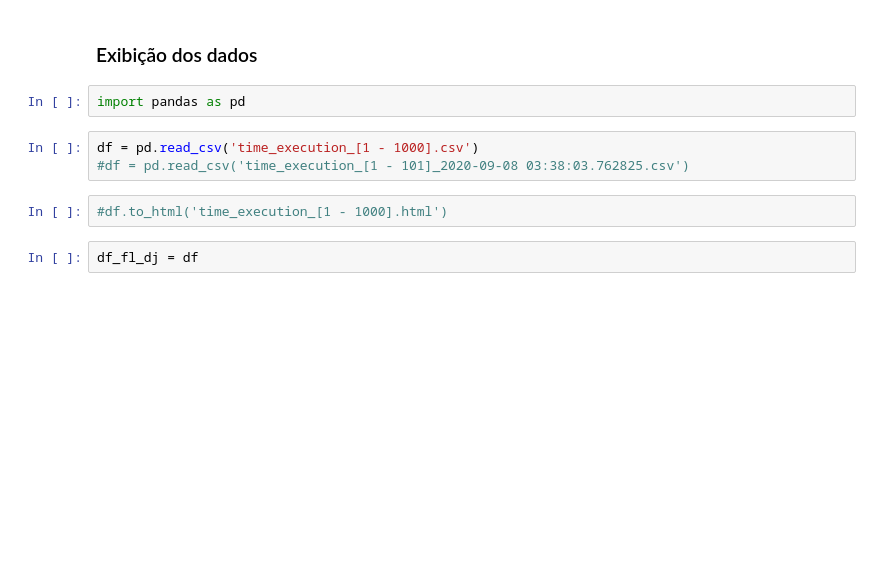
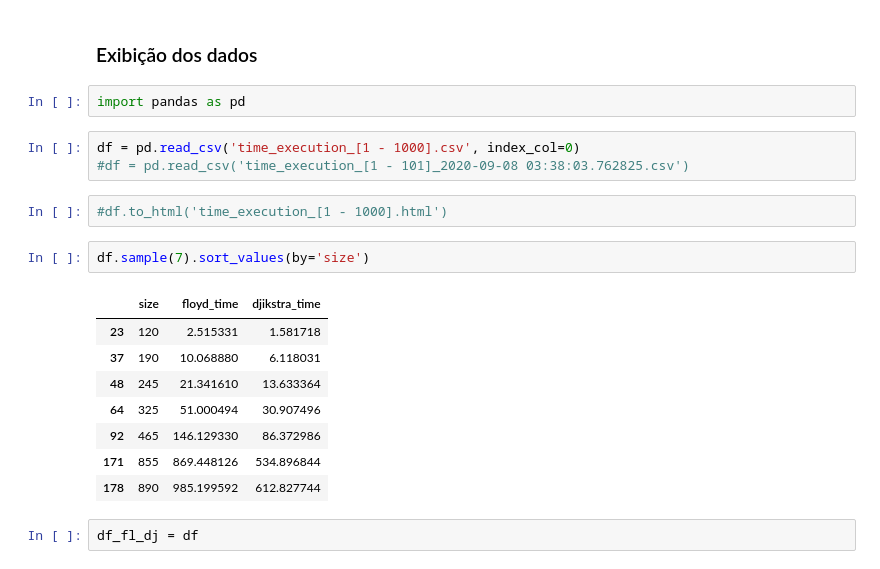
Before and after one commit to RonildoSilva/Resolucao-Listas-PAA, a Jupyter notebook: resolucao/trabalho/sub02/Submissão_2_[Floyd_x_Dijkstra]_(Avaliação_Teórica).ipynb, the cells around one changed output. Cells and saved outputs as stored; diff of their text form; blank space fills up the shorter version.

```diff
--- a/resolucao/trabalho/sub02/Submissão_2_[Floyd_x_Dijkstra]_(Avaliação_Teórica).ipynb
+++ b/resolucao/trabalho/sub02/Submissão_2_[Floyd_x_Dijkstra]_(Avaliação_Teórica).ipynb
@@ -163,10 +157,21 @@ for i in range(N, M):
 # %%
 import pandas as pd
 # %%
-df = pd.read_csv('time_execution_[1 - 1000].csv')
+df = pd.read_csv('time_execution_[1 - 1000].csv', index_col=0)
 #df = pd.read_csv('time_execution_[1 - 101]_2020-09-08 03:38:03.762825.csv')
 # %%
 #df.to_html('time_execution_[1 - 1000].html')
+# %%
+df.sample(7).sort_values(by='size')
+# %% [output]
+|  | size | floyd_time | djikstra_time |
+| 23 | 120 | 2.515331 | 1.581718 |
+| 37 | 190 | 10.068880 | 6.118031 |
+| 48 | 245 | 21.341610 | 13.633364 |
+| 64 | 325 | 51.000494 | 30.907496 |
+| 92 | 465 | 146.129330 | 86.372986 |
+| 171 | 855 | 869.448126 | 534.896844 |
+| 178 | 890 | 985.199592 | 612.827744 |
 # %%
 df_fl_dj = df
 # %%
```
Also changed, not shown: parts of 8 cells of this notebook, 2 other files.
